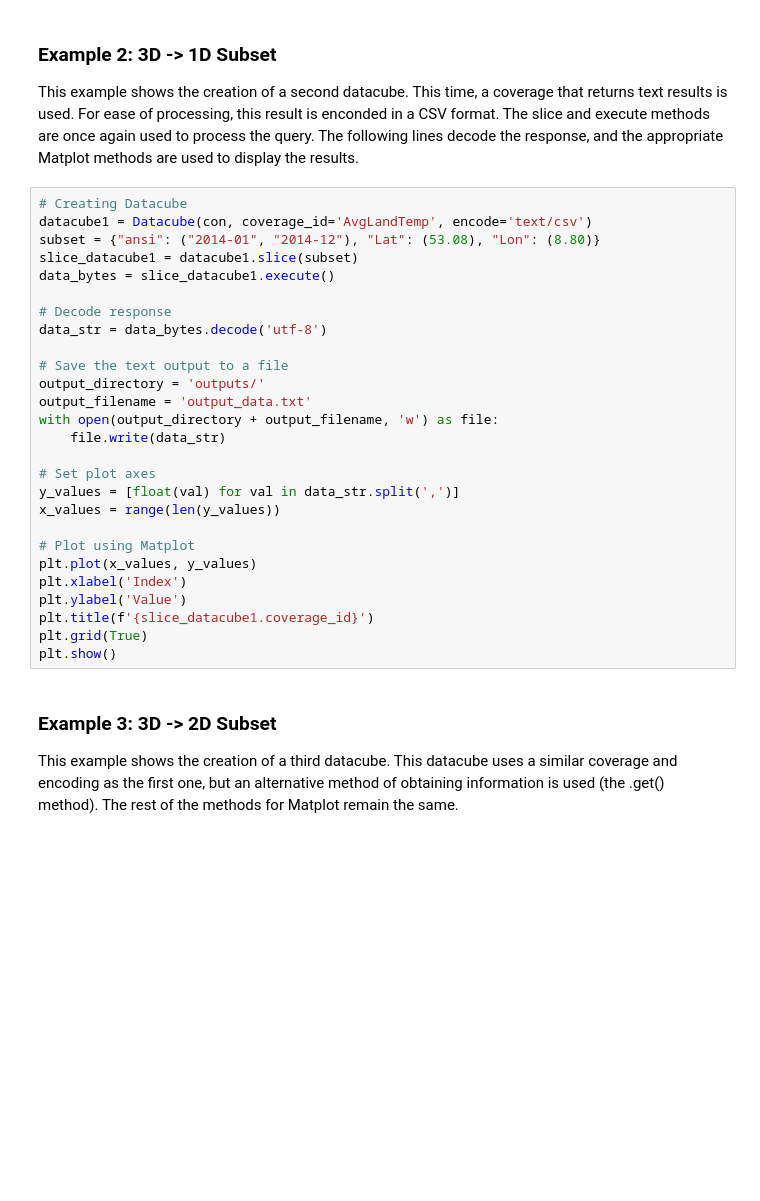
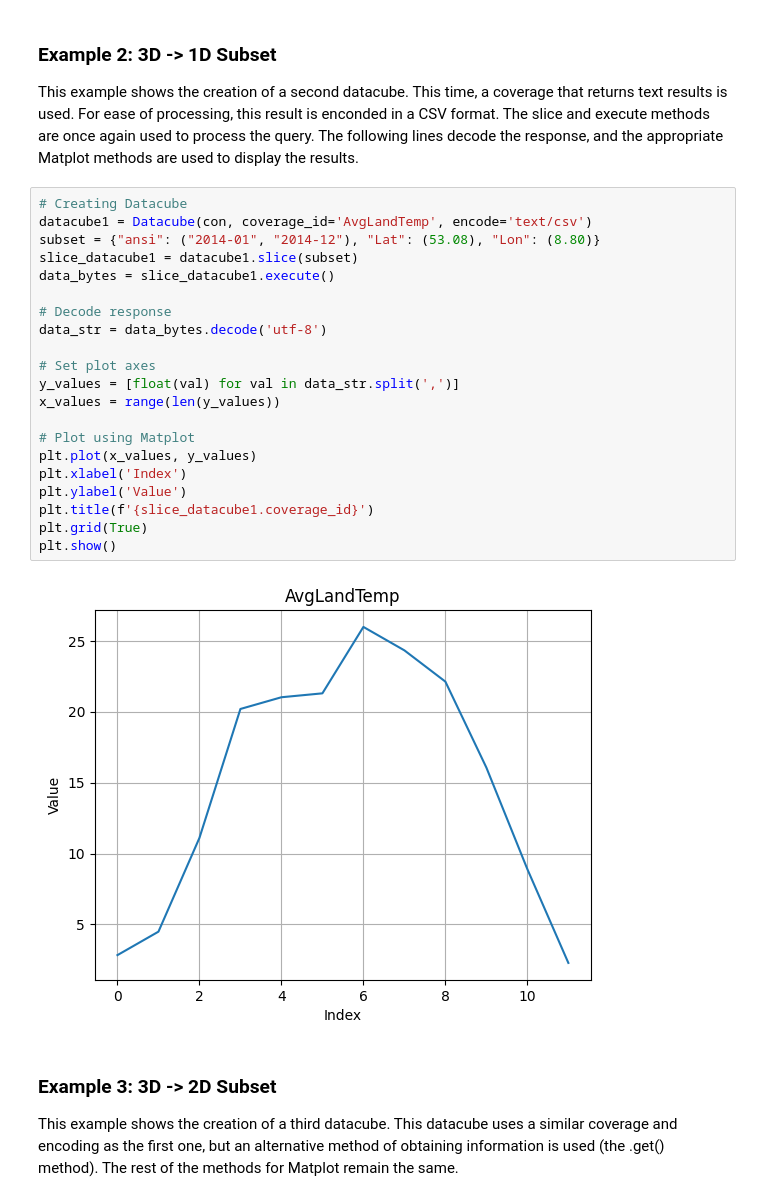
Before and after one commit to muzzaleeni/wdc, a Jupyter notebook: sprint_2/jupyter_notebook/WDC.ipynb, the cells around one changed output. Drawn from its saved outputs; the diff is of its cells as text; blank space fills up the shorter version.

```diff
--- a/sprint_2/jupyter_notebook/WDC.ipynb
+++ b/sprint_2/jupyter_notebook/WDC.ipynb
@@ -52,30 +52,26 @@ This example shows the creation of a second datacube. This time, a coverage that
 # %%
 # Creating Datacube
 datacube1 = Datacube(con, coverage_id='AvgLandTemp', encode='text/csv')
 subset = {"ansi": ("2014-01", "2014-12"), "Lat": (53.08), "Lon": (8.80)}
 slice_datacube1 = datacube1.slice(subset)
 data_bytes = slice_datacube1.execute()
 
 # Decode response
 data_str = data_bytes.decode('utf-8')
-
-# Save the text output to a file
-output_directory = 'outputs/'
-output_filename = 'output_data.txt'
-with open(output_directory + output_filename, 'w') as file:
-    file.write(data_str)
 
 # Set plot axes
 y_values = [float(val) for val in data_str.split(',')]
 x_values = range(len(y_values))
 
 # Plot using Matplot
 plt.plot(x_values, y_values)
 plt.xlabel('Index')
 plt.ylabel('Value')
 plt.title(f'{slice_datacube1.coverage_id}')
 plt.grid(True)
 plt.show()
+# %% [output]
+[figure, added]
 # %% [markdown]
 ### Example 3: 3D -> 2D Subset
 
```
Also changed, not shown: parts of 10 cells of this notebook, 5 other files.
